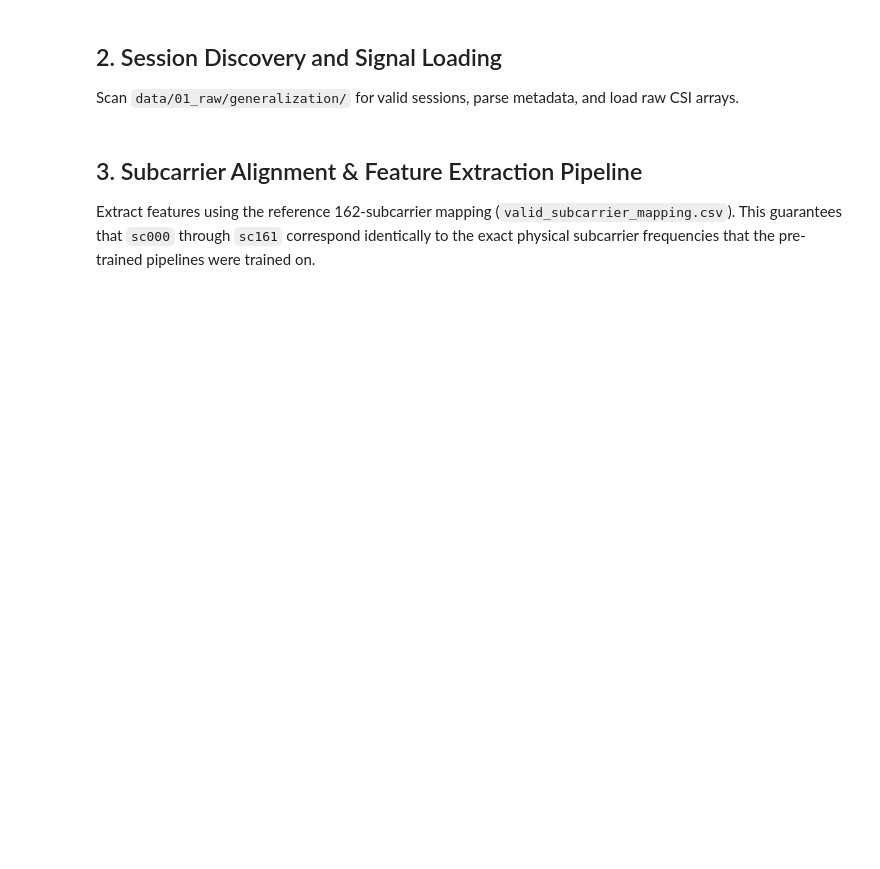
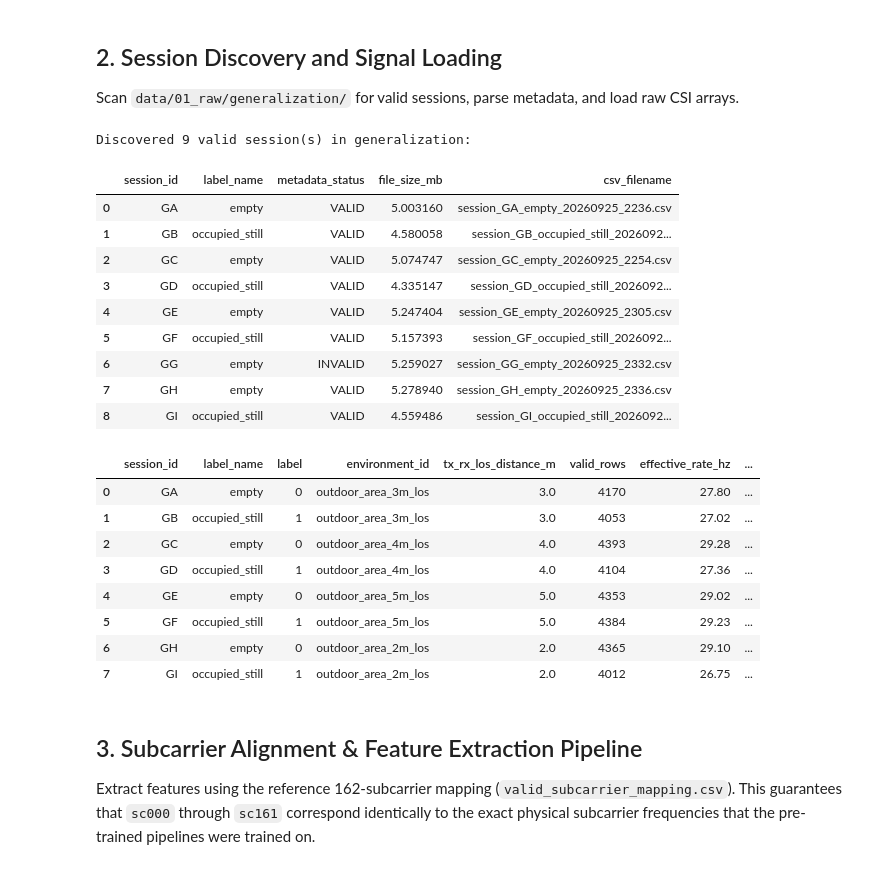
Before and after one commit to wrlxavier/wifi-csi-presence-detection, a Jupyter notebook: notebooks/05_generalization/02_model_evaluation.ipynb, the cells around one changed output. Saved outputs shown, nothing was run; the diff lists cells and outputs as text; code cells hidden in the pictures; blank space fills up the shorter version.

Commit message:
add model evaluation for generalization analysis

```diff
--- a/notebooks/05_generalization/02_model_evaluation.ipynb
+++ b/notebooks/05_generalization/02_model_evaluation.ipynb
@@ -78,33 +83,57 @@ discovered_df = discover_sessions(DATA_DIR, required_status="VALID")
 print(f"Discovered {len(discovered_df)} valid session(s) in {DATA_DIR.name}:")
 display(discovered_df[["session_id", "label_name", "metadata_status", "file_size_mb", "csv_filename"]])
 
 loaded_sessions = []
 session_metadata_records = []
 
 for rec in discovered_df.to_dict("records"):
+    if rec["metadata_status"] != "VALID":
+        warnings.warn(f"Skipping session {rec['session_id']} due to invalid metadata status: {rec['metadata_status']}")
+        continue
     session = load_session_arrays(rec["csv_path"], rec["metadata_path"])
     loaded_sessions.append(session)
 
     meta = session["metadata"]
     env_info = meta.get("environment", {})
     setup_info = meta.get("setup", {})
     nodes_info = setup_info.get("nodes", {})
 
     session_metadata_records.append({
         "session_id": session["session_id"],
         "label_name": session["label_name"],
         "label": session["label"],
         "environment_id": env_info.get("environment_id", "unknown"),
         "tx_rx_los_distance_m": nodes_info.get("tx_rx_los_distance_m", env_info.get("tx_rx_distance_m")),
         "valid_rows": session["metrics"]["valid_rows"],
         "effective_rate_hz": round(session["effective_rate_hz"], 2),
         "duration_s": round(session["metrics"]["duration_s"], 1),
         "active_interval": f"{session['active_start']} -> {session['active_end']}",
         "scenario_notes": env_info.get("scenario_notes", "")
     })
 
 session_summary_df = pd.DataFrame(session_metadata_records)
 display(session_summary_df)
+# %% [output]
+Discovered 9 valid session(s) in generalization:
+|  | session_id | label_name | metadata_status | file_size_mb | csv_filename |
+| 0 | GA | empty | VALID | 5.003160 | session_GA_empty_20260925_2236.csv |
+| 1 | GB | occupied_still | VALID | 4.580058 | session_GB_occupied_still_2026092... |
+| 2 | GC | empty | VALID | 5.074747 | session_GC_empty_20260925_2254.csv |
+| 3 | GD | occupied_still | VALID | 4.335147 | session_GD_occupied_still_2026092... |
+| 4 | GE | empty | VALID | 5.247404 | session_GE_empty_20260925_2305.csv |
+| 5 | GF | occupied_still | VALID | 5.157393 | session_GF_occupied_still_2026092... |
+| 6 | GG | empty | INVALID | 5.259027 | session_GG_empty_20260925_2332.csv |
+| 7 | GH | empty | VALID | 5.278940 | session_GH_empty_20260925_2336.csv |
+| 8 | GI | occupied_still | VALID | 4.559486 | session_GI_occupied_still_2026092... |
+|  | session_id | label_name | label | environment_id | tx_rx_los_distance_m | valid_rows | effective_rate_hz | ... |
+| 0 | GA | empty | 0 | outdoor_area_3m_los | 3.0 | 4170 | 27.80 | ... |
+| 1 | GB | occupied_still | 1 | outdoor_area_3m_los | 3.0 | 4053 | 27.02 | ... |
+| 2 | GC | empty | 0 | outdoor_area_4m_los | 4.0 | 4393 | 29.28 | ... |
+| 3 | GD | occupied_still | 1 | outdoor_area_4m_los | 4.0 | 4104 | 27.36 | ... |
+| 4 | GE | empty | 0 | outdoor_area_5m_los | 5.0 | 4353 | 29.02 | ... |
+| 5 | GF | occupied_still | 1 | outdoor_area_5m_los | 5.0 | 4384 | 29.23 | ... |
+| 6 | GH | empty | 0 | outdoor_area_2m_los | 2.0 | 4365 | 29.10 | ... |
+| 7 | GI | occupied_still | 1 | outdoor_area_2m_los | 2.0 | 4012 | 26.75 | ... |
 # %% [markdown]
 ## 3. Subcarrier Alignment & Feature Extraction Pipeline
 
```
Also changed, not shown: parts of 10 cells of this notebook.
